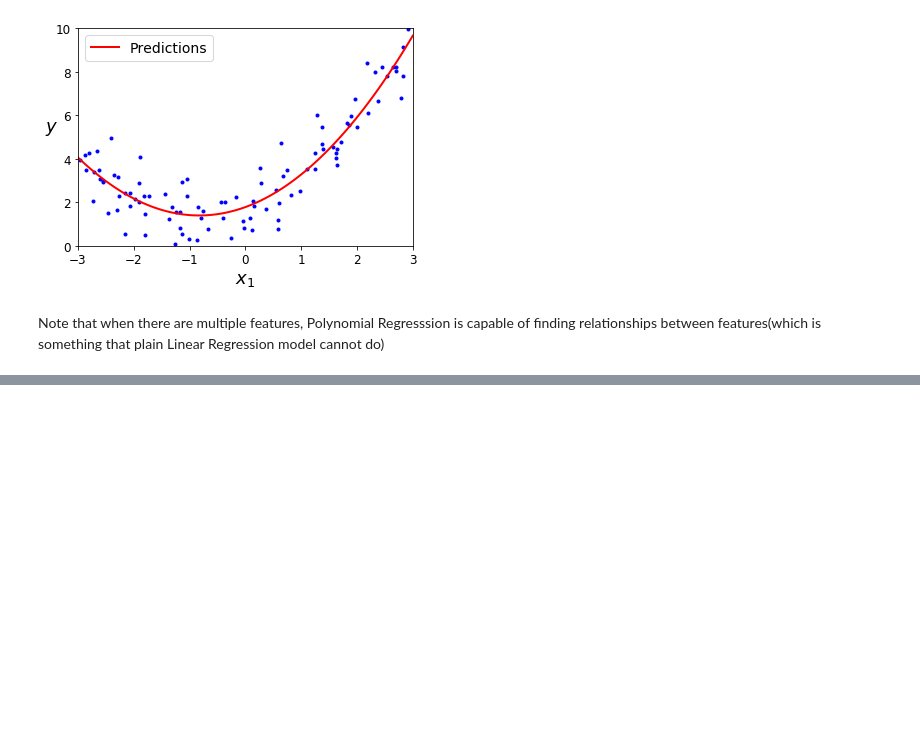
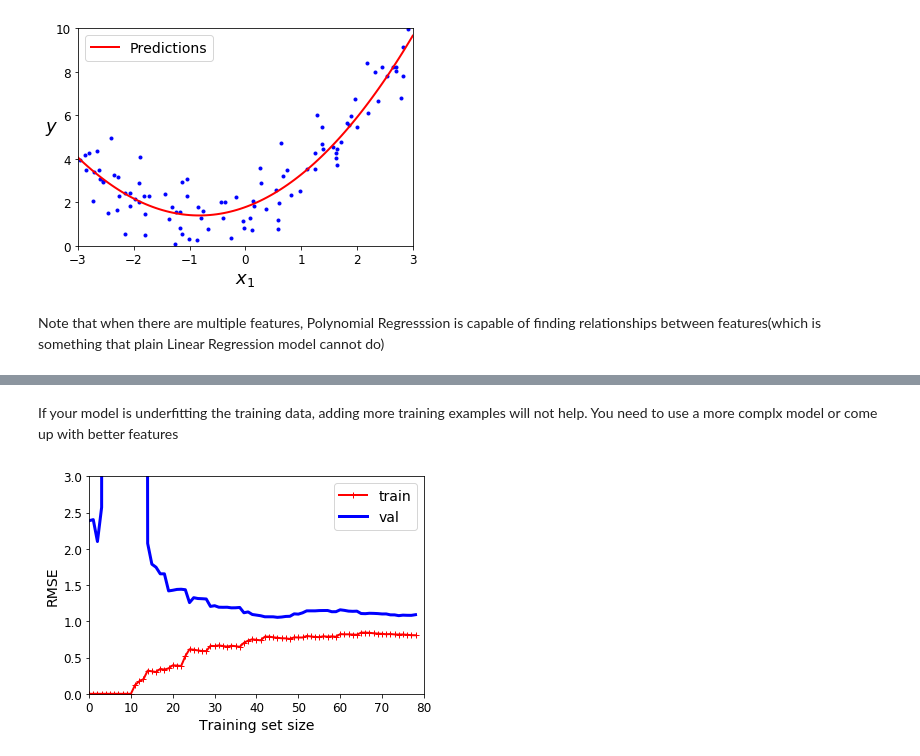
Before and after one commit to Hustada/handson-ml-Training_Linear_Models, a Jupyter notebook: handson-ml-linear-models.ipynb, the cells around one changed output, grey strips where cells are left out. Cells and saved outputs as stored; diff of their text form; code cells hidden in the pictures; blank space fills up the shorter version.

```diff
--- a/handson-ml-linear-models.ipynb
+++ b/handson-ml-linear-models.ipynb
@@ -334,0 +390,15 @@ Note that when there are multiple features, Polynomial Regresssion is capable of
+# %% [markdown]
+If your model is underfitting the training data, adding more training examples will not help. You need to use a more complx model or come up with better features
+# %%
+from sklearn.pipeline import Pipeline
+
+polynomial_regression = Pipeline([
+        ("poly_features", PolynomialFeatures(degree=10, include_bias=False)),
+        ("lin_reg", LinearRegression()),
+    ])
+
+plot_learning_curves(polynomial_regression, X, y)
+plt.axis([0, 80, 0, 3])           # not shown
+plt.show()                        # not shown
+# %% [output]
+[figure, added]
```
Also changed, not shown: parts of 23 cells of this notebook.
